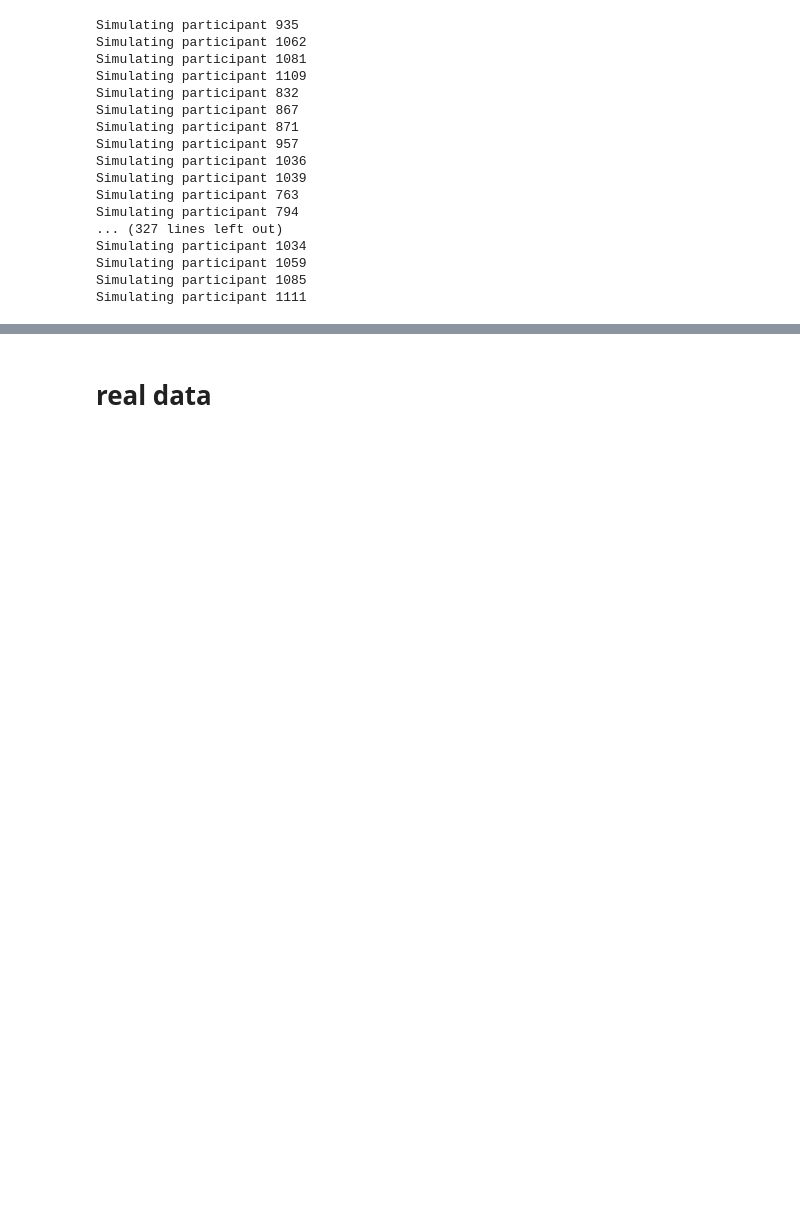
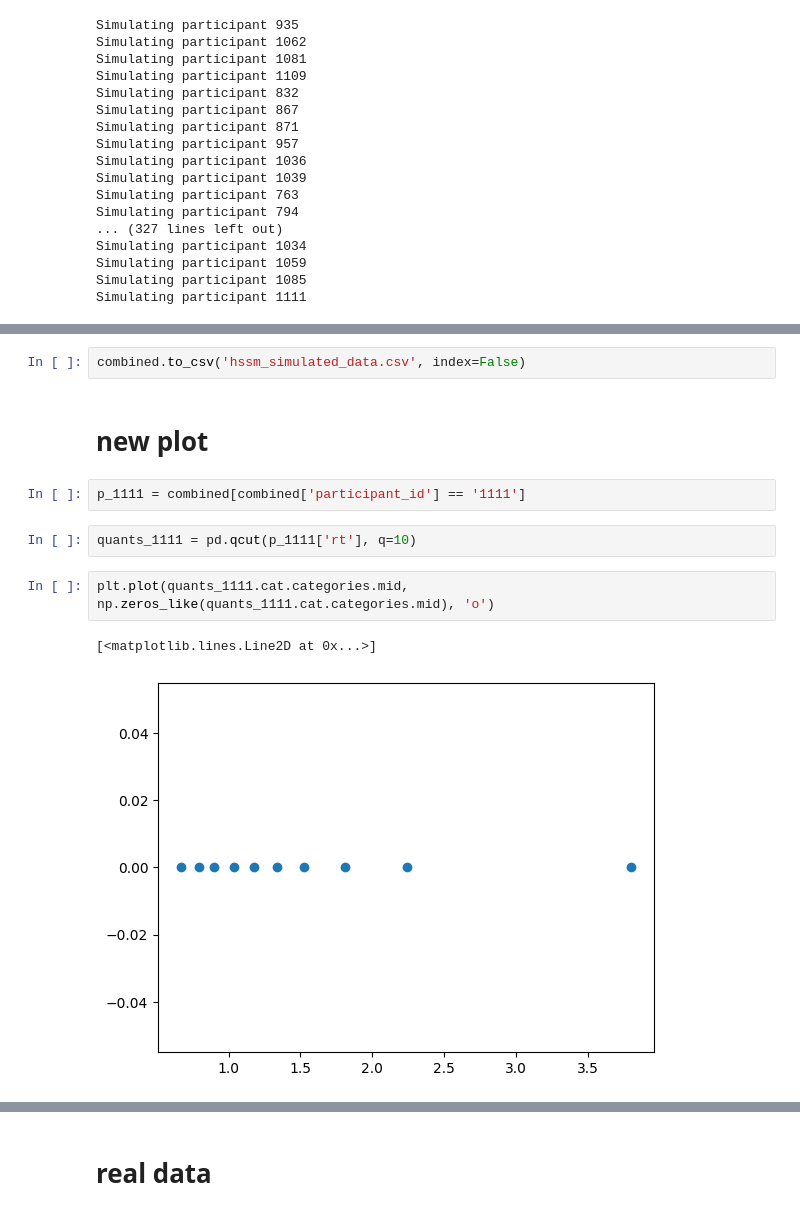
Before and after one commit to jjjj17/HSSM-fitting, a Jupyter notebook: hssm_sim.ipynb, the cells around one changed output, grey strips where cells are left out. Drawn from its saved outputs; the diff is of its cells as text; blank space fills up the shorter version.

```diff
--- a/hssm_sim.ipynb
+++ b/hssm_sim.ipynb
@@ -124 +124,14 @@ combined
 102900 rows × 3 columns
+# %%
+combined.to_csv('hssm_simulated_data.csv', index=False)
+# %% [markdown]
+# new plot
+# %%
+p_1111 = combined[combined['participant_id'] == '1111']
+# %%
+quants_1111 = pd.qcut(p_1111['rt'], q=10)
+# %%
+plt.plot(quants_1111.cat.categories.mid, np.zeros_like(quants_1111.cat.categories.mid), 'o')
+# %% [output]
+[<matplotlib.lines.Line2D at 0x...>]
+[figure, added]
```
Also changed, not shown: parts of 26 cells of this notebook, 5 other files.
